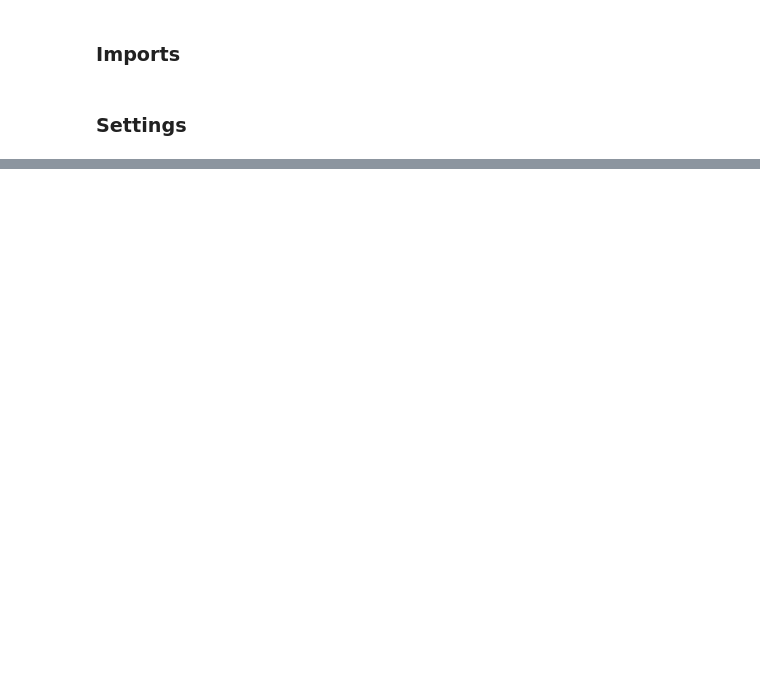
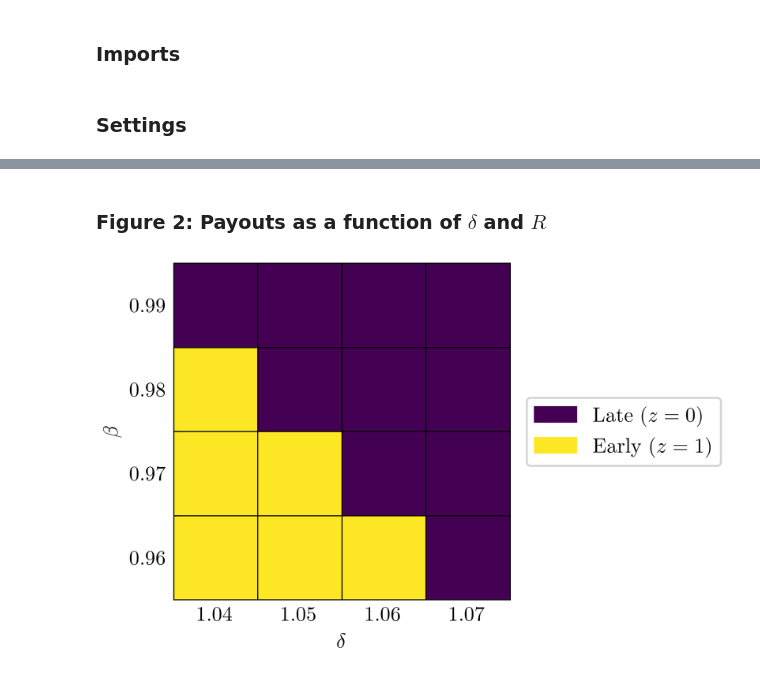
Before and after one commit to JMSundram/DP_TP_21, a Jupyter notebook: RUN_MAIN.ipynb, the cells around one changed output, grey strips where cells are left out. Saved outputs shown, nothing was run; the diff lists cells and outputs as text; code cells hidden in the pictures; blank space fills up the shorter version.

```diff
--- a/RUN_MAIN.ipynb
+++ b/RUN_MAIN.ipynb
@@ -386,0 +71,75 @@ if 9 in do_figs:
+# %% [markdown]
+### Figure 2: Payouts as a function of $\delta$ and $R$
+# %%
+# Parameters
+par = par_class()
+par.pi = 0.0
+par.sigma_d = 0.0
+par.sigma_xi = 0.0
+par.sigma_psi = 0.0
+par.Nd = 1
+par.Npsi = 1
+par.Nxi = 1
+par.simN = 1
+if fast:
+    par.Nm = 50
+    par.Nh = 10
+if True:
+    par.Nm = 20
+    par.Nh = 5
+
+# Run models
+n = 5
+z = np.ones((n-1,n-1))
+betas_flat = np.linspace(0.96, 0.99, n-1)
+betas_flat_centered = (betas_flat + 0.005)
+deltas_flat = np.linspace(1.04, 1.07, n-1)
+deltas_flat_centered = (deltas_flat + 0.005)
+for i,delta in enumerate(deltas_flat):
+    for j,beta in enumerate(betas_flat):
+        par.delta = delta
+        par.beta = beta
+        _, sim = run_model(par)
+        z_mean = sim.z.mean()
+        z[j,i] = z_mean
+
+# Create figure
+plt.figure(figsize=(4,3),dpi=dpi)
+x = deltas_flat_centered
+y = betas_flat_centered
+extent = [x.min()-0.005, x.max()+0.005, y.min()-0.005, y.max()+0.005]
+im = plt.imshow(z, interpolation="nearest", extent=extent, origin="lower")
+plt.minorticks_off()
+ax = plt.gca()
+ax.tick_params(top=False, right=False)
+plt.xlabel(r'$\delta$')
+plt.ylabel(r'$\beta$')
+values = np.unique(z.ravel())
+labels = []
+for val in values:
+    if int(val) == 0:
+        labels.append('Late ($z=0$)')
+    else:
+        labels.append('Early ($z=1$)')
+colors = [im.cmap(im.norm(value)) for value in values]
+patches = [mpatches.Patch(color=colors[i], label=labels[i]) for i in range(len(labels))]
+plt.legend(handles=patches, bbox_to_anchor=(1.05, 0.6), loc=2, borderaxespad=0., frameon=True)
+plt.xticks(deltas_flat)
+plt.xlim([1.04, 1.08])
+plt.ylim([0.96, 1.00])
+plt.yticks(betas_flat)
+plt.grid(color='black')
+
+#Hide major tick labels
+ax.xaxis.set_major_formatter(ticker.NullFormatter())
+ax.yaxis.set_major_formatter(ticker.NullFormatter())
+
+# Customize minor tick labels
+ax.xaxis.set_minor_locator(ticker.FixedLocator([1.045, 1.055, 1.065, 1.075]))
+ax.xaxis.set_minor_formatter(ticker.FixedFormatter(['1.04','1.05','1.06','1.07']))
+ax.yaxis.set_minor_locator(ticker.FixedLocator([0.965, 0.975, 0.985, 0.995]))
+ax.yaxis.set_minor_formatter(ticker.FixedFormatter(['0.96','0.97','0.98','0.99']))
+ax.tick_params(which='minor', length=0)
+if save: plt.savefig(r'figs\fig2.png')
+# %% [output]
+[figure, added]
```
Also changed, not shown: parts of 48 cells of this notebook, 11 other files.
